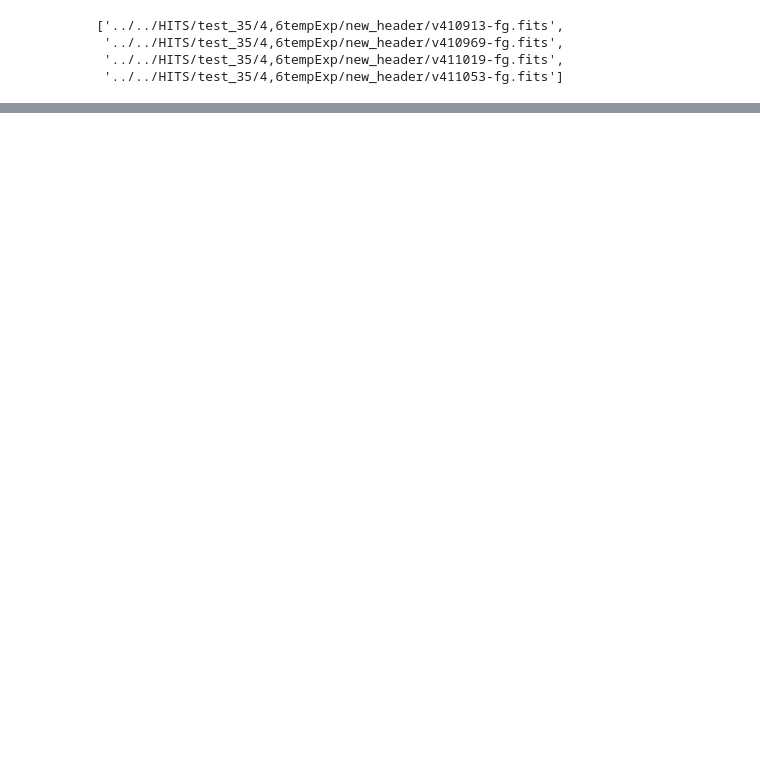
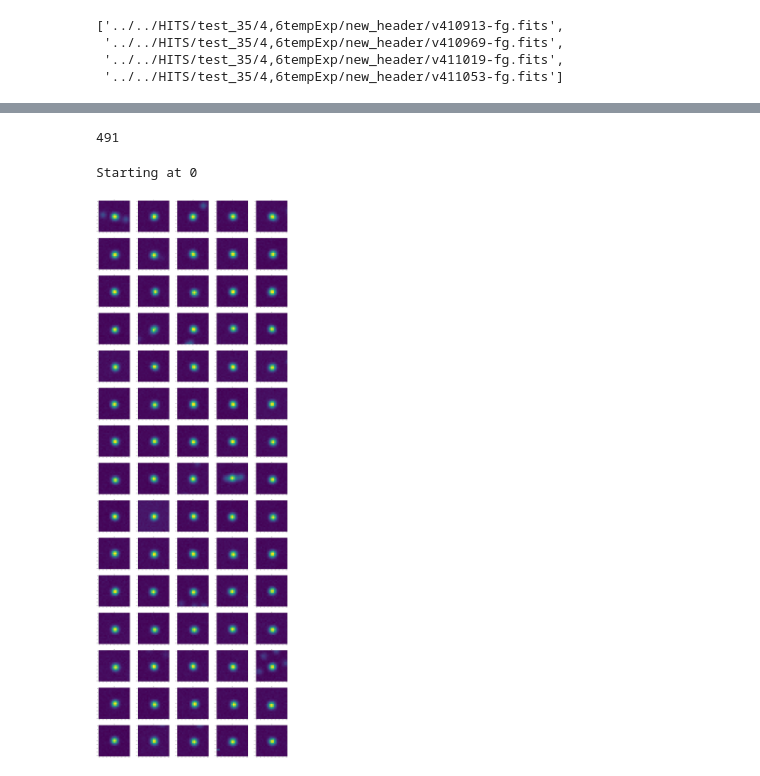
Before and after one commit to dirac-institute/kbmod, a Jupyter notebook: notebooks/HITS_Main_Belt_Example.ipynb, the cells around one changed output, grey strips where cells are left out. Drawn from its saved outputs; the diff is of its cells as text; code cells hidden in the pictures; blank space fills up the shorter version.

```diff
--- a/notebooks/HITS_Main_Belt_Example.ipynb
+++ b/notebooks/HITS_Main_Belt_Example.ipynb
@@ -112,3 +296,5 @@ results = [t for t in results if t.obs_count>2]
+# %%
+results_clustered = [ results[i] for i in cluster_trajectories(results, dbscan_args=dict(eps=0.018, min_samples=1))[1] ]
 # %%
 #search.save_results("filtered.txt", 0.01)
 # %%
@@ -157,0 +308,23 @@ match_trajectories(results, results_key, 0.01)
+# %%
+results_matched = match_trajectories(results_clustered, results_key, 0.01)
+print(len(results_matched))
+#matched_trajectories
+# %% [output]
+491
+# %%
+results_to_plot = results_matched
+# %%
+stamps = [create_postage_stamp(images, t, stack.get_times(), [21,21])[0] for t in results_to_plot]
+# %%
+fig = plt.figure(figsize=(50, 150))
+set_on = 1
+plot_count = 75
+print ('Starting at %i' % int((set_on - 1)*plot_count))
+for i in range((set_on-1)*plot_count,set_on*plot_count):
+    fig.add_subplot(15,5,i-(set_on-1)*plot_count+1)
+    plt.imshow(stamps[i], #cmap=plt.cm.Greys_r,
+               interpolation=None)
+    plt.title(str(i))
+# %% [output]
+Starting at 0
+[figure, added]
```
Also changed, not shown: parts of 30 cells of this notebook, 1 other file.
